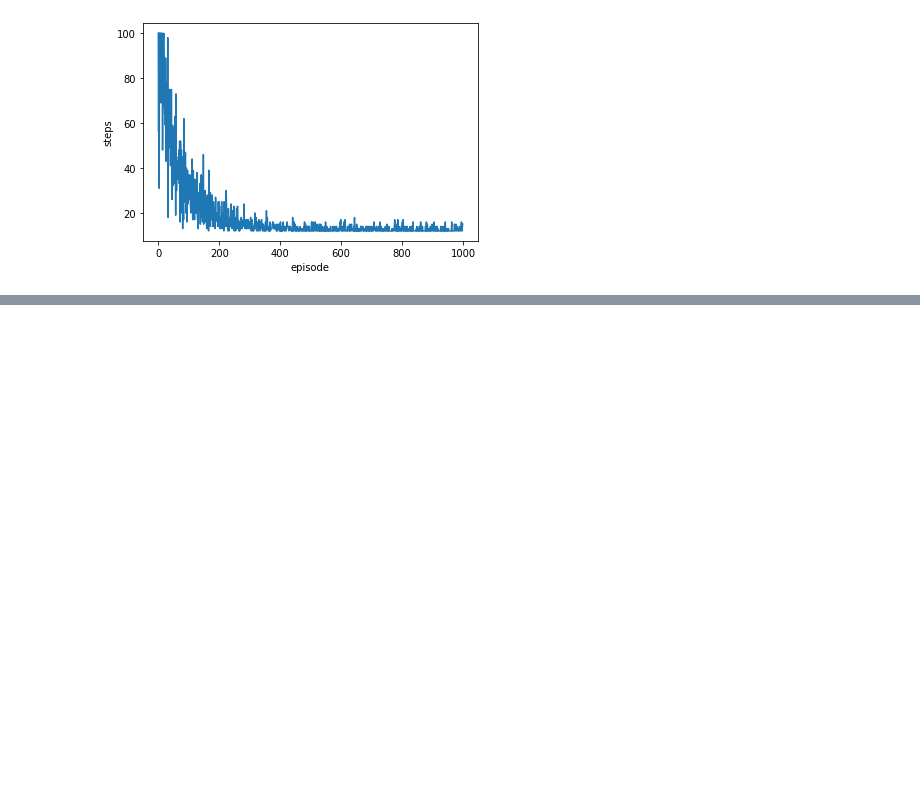
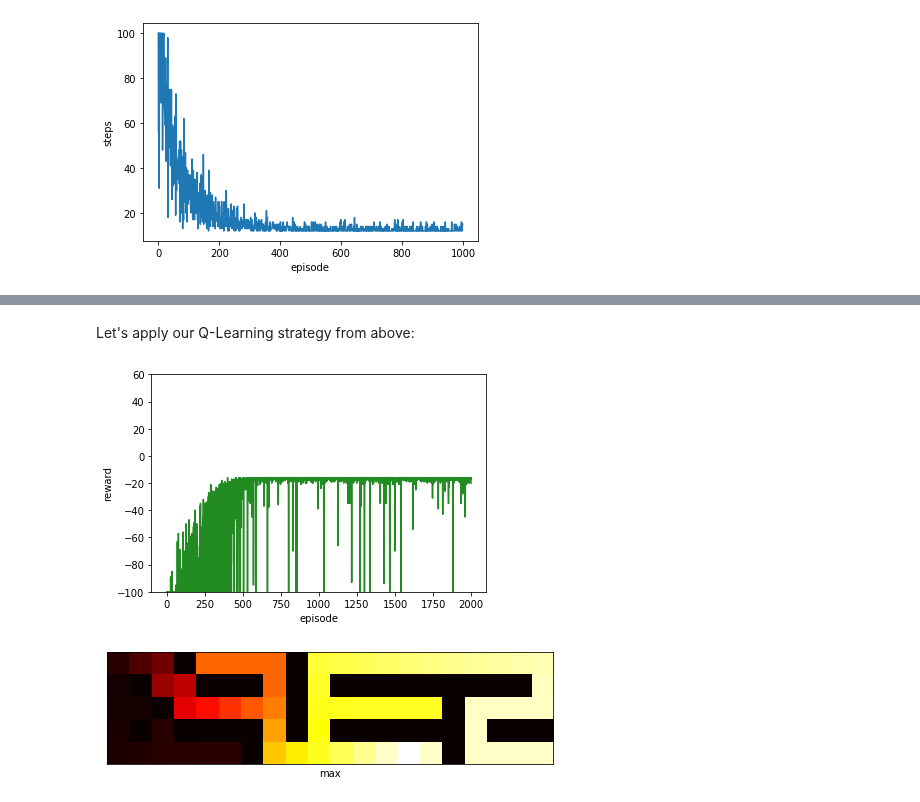
Before and after one commit to richard-warren/rl_sandbox, a Jupyter notebook: demo.ipynb, the cells around one changed output, grey strips where cells are left out. Drawn from its saved outputs; the diff is of its cells as text; code cells hidden in the pictures; blank space fills up the shorter version.

```diff
--- a/demo.ipynb
+++ b/demo.ipynb
@@ -105,0 +126,4 @@ What a goofy learning curve. There seems to be an 'aha' moment at ~200 episodes.
+# %%
+from rickgrid.mazes import mazes
+env = gym.make('RickGrid-v0', **mazes[0])
+env.render();
@@ -105,0 +138,13 @@ What a goofy learning curve. There seems to be an 'aha' moment at ~200 episodes.
+# %% [markdown]
+Let's apply our Q-Learning strategy from above:
+# %%
+ctl_q = Control.QLearning(env)
+steps_q, rewards_q = ctl_q.train(alpha=.05, gamma=1, epsilon=.05, episodes=2000)
+
+# plot rewards and value function
+ax = plt.axes(xlabel='episode', ylabel='reward', ylim=[-100,75])
+ax.plot(rewards_q, color='forestgreen');
+ctl_q.plotQ(figsize=(8,32), max_only=True)
+# %% [output]
+[figure, added]
+[figure, added]
```
Also changed, not shown: parts of 25 cells of this notebook, 3 other files.
